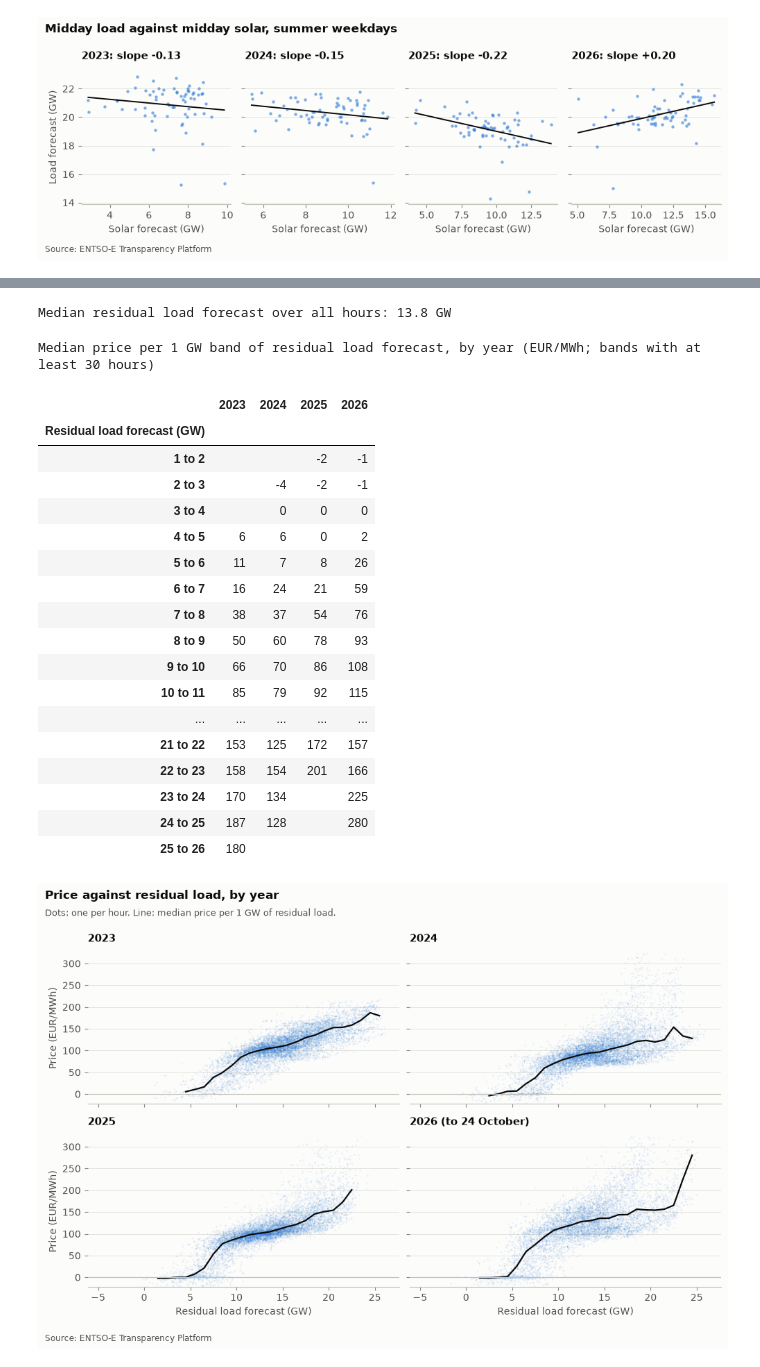
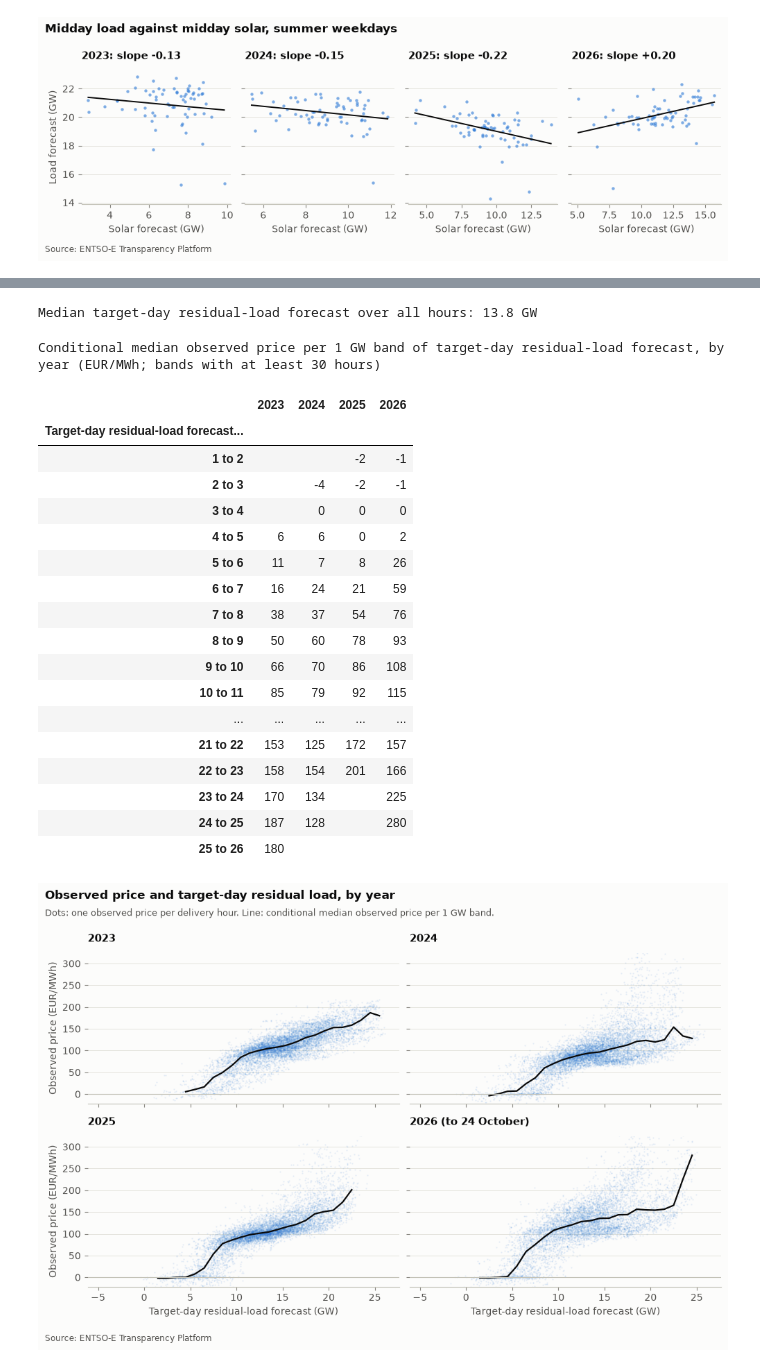
Before and after one commit to Tomek72/pl-dayahead, a Jupyter notebook: notebooks/01_exploratory_data_analysis.ipynb, the cells around one changed output, grey strips where cells are left out. Drawn from its saved outputs; the diff is of its cells as text; code cells hidden in the pictures.

Commit message:
Improve forecast evaluation and power market analysis

```diff
--- a/notebooks/01_exploratory_data_analysis.ipynb
+++ b/notebooks/01_exploratory_data_analysis.ipynb
@@ -40,14 +42,21 @@ con = store.connect()
 hourly = con.sql('SELECT * FROM hourly ORDER BY ts_utc').df()
 con.close()  # DuckDB lets one process write at a time; closing lets the ingest run while this notebook is open
 
+# Reuse the forecasting pipeline's day-by-local-hour alignment for the renewables input. This keeps the
+# preceding delivery day's forecast distinct from a later vintage for the target day and applies its DST rules.
+model_features, _ = build_features(hourly)
+hourly = hourly.merge(model_features[['ts_utc', 'renewables_fcst_lag_1d']], on='ts_utc', how='left', validate='one_to_one')
+hourly['residual_load_proxy'] = hourly['load_fcst'] - hourly['renewables_fcst_lag_1d']
 hourly['local'] = hourly['ts_utc'].dt.tz_convert(LOCAL_TZ)
 hourly['day'] = pd.to_datetime(hourly['local'].dt.date)  # the delivery day
 
 # Hours without a price between the first and last delivery day, including any whose quarter-hours are incomplete.
 missing_prices = missing_intervals(hourly.loc[hourly['price'].notna(), 'ts_utc'], 'h')
 missing_forecasts = hourly[['load_fcst', 'wind_fcst', 'solar_fcst']].isna().sum().sum()
+missing_proxy = hourly['residual_load_proxy'].isna()
 print(f"{len(hourly):,} hours, delivery days {day_label(hourly['day'].min())} to {day_label(hourly['day'].max())}")
-print(f'{len(missing_prices)} hours without a price, {missing_forecasts} missing forecasts')
+print(f'{len(missing_prices)} hours without a price, {missing_forecasts} missing source forecasts')
+print(f"{missing_proxy.sum()} operational-proxy hours without a preceding delivery day's renewables forecast")
 
 price = hourly['price']
 (pd.DataFrame({'Lowest': price.min(), '25th percentile': price.quantile(0.25), 'Median': price.median(),
@@ -310,6 +340,6 @@ Price against residual load, one panel per year, because the marginal plant's co
 # %%
-residual_gw = hourly['residual_load_fcst'] / MW_PER_GW
-band = pd.cut(residual_gw, np.arange(np.floor(residual_gw.min()), np.ceil(residual_gw.max()) + 1))  # 1 GW bands
+target_residual_gw = hourly['residual_load_fcst'] / MW_PER_GW
+band = pd.cut(target_residual_gw, np.arange(np.floor(target_residual_gw.min()), np.ceil(target_residual_gw.max()) + 1))  # 1 GW bands
 years = sorted(hourly['day'].dt.year.unique())
 last_day = hourly['day'].max()
 
@@ -319,7 +349,7 @@ median_by_band = {}
 for ax, year in zip(axes.flat, years):
     in_year = hourly['day'].dt.year == year
     # rasterized stores the thousands of dots as one image, which keeps the file small.
-    ax.scatter(residual_gw[in_year], hourly.loc[in_year, 'price'], s=2, color=BLUE, alpha=0.12, linewidths=0,
+    ax.scatter(target_residual_gw[in_year], hourly.loc[in_year, 'price'], s=2, color=BLUE, alpha=0.12, linewidths=0,
                rasterized=True)
     bands = hourly[in_year].groupby(band[in_year], observed=True)['price'].agg(['median', 'size'])
     median_by_band[year] = bands.loc[bands['size'] >= 30, 'median']
@@ -327,43 +357,43 @@ for ax, year in zip(axes.flat, years):
     ax.axhline(0, color=BASELINE, lw=0.8)
     ax.set_title(f'{year} (to {last_day.day} {last_day:%B})' if year == years[-1] else str(year), fontsize=10.5)
 for ax in axes.flat[len(years):]:
     ax.set_visible(False)  # an odd number of years leaves one panel empty
 for ax in axes[-1]:
-    ax.set_xlabel('Residual load forecast (GW)')
+    ax.set_xlabel('Target-day residual-load forecast (GW)')
 for ax in axes[:, 0]:
-    ax.set_ylabel('Price (EUR/MWh)')
+    ax.set_ylabel('Observed price (EUR/MWh)')
 axes[0, 0].set_ylim(*hourly['price'].quantile([0.005, 0.995]))
-fig.suptitle('Price against residual load, by year', x=0.01, y=0.995, ha='left', va='top', fontsize=12,
+fig.suptitle('Observed price and target-day residual load, by year', x=0.01, y=0.995, ha='left', va='top', fontsize=12,
              fontweight='bold')
-fig.text(0.01, 0.955, 'Dots: one per hour. Line: median price per 1 GW of residual load.', ha='left', va='top',
-         color=INK_2, fontsize=9.5)
+fig.text(0.01, 0.955, 'Dots: one observed price per delivery hour. Line: conditional median observed price per 1 GW band.',
+         ha='left', va='top', color=INK_2, fontsize=9.5)
 save(fig, 'merit_order.png', SOURCE_ENTSOE, rect=(0, 0.04, 1, 0.97))
 
-print(f'Median residual load forecast over all hours: {residual_gw.median():.1f} GW')
+print(f'Median target-day residual-load forecast over all hours: {target_residual_gw.median():.1f} GW')
 median_table = pd.DataFrame(median_by_band).sort_index()
 median_table.index = [f'{b.left:g} to {b.right:g}' for b in median_table.index]
-(median_table.rename_axis('Residual load forecast (GW)').style.format(whole, na_rep='')
- .pipe(captioned, 'Median price per 1 GW band of residual load forecast, by year (EUR/MWh; bands with at least 30 hours)'))
+(median_table.rename_axis('Target-day residual-load forecast (GW)').style.format(whole, na_rep='')
+ .pipe(captioned, 'Conditional median observed price per 1 GW band of target-day residual-load forecast, by year (EUR/MWh; bands with at least 30 hours)'))
 # %% [output]
-Median residual load forecast over all hours: 13.8 GW
+Median target-day residual-load forecast over all hours: 13.8 GW
-Median price per 1 GW band of residual load forecast, by year (EUR/MWh; bands with at least 30 hours)
+Conditional median observed price per 1 GW band of target-day residual-load forecast, by year (EUR/MWh; bands with at least 30 hours)
 |  | 2023 | 2024 | 2025 | 2026 |
-| Residual load forecast (GW) |  |  |  |  |
+| Target-day residual-load forecast... |  |  |  |  |
 | 1 to 2 |  |  | -2 | -1 |
 | 2 to 3 |  | -4 | -2 | -1 |
 | 3 to 4 |  | 0 | 0 | 0 |
 | 4 to 5 | 6 | 6 | 0 | 2 |
 | 5 to 6 | 11 | 7 | 8 | 26 |
 | 6 to 7 | 16 | 24 | 21 | 59 |
 | 7 to 8 | 38 | 37 | 54 | 76 |
 | 8 to 9 | 50 | 60 | 78 | 93 |
 | 9 to 10 | 66 | 70 | 86 | 108 |
 | 10 to 11 | 85 | 79 | 92 | 115 |
 | ... | ... | ... | ... | ... |
 | 21 to 22 | 153 | 125 | 172 | 157 |
 | 22 to 23 | 158 | 154 | 201 | 166 |
 | 23 to 24 | 170 | 134 |  | 225 |
 | 24 to 25 | 187 | 128 |  | 280 |
 | 25 to 26 | 180 |  |  |  |
-[figure, old version]
+[figure, new version]
 # %% [markdown]
```
Also changed, not shown: parts of 17 cells of this notebook, 10 other files.
